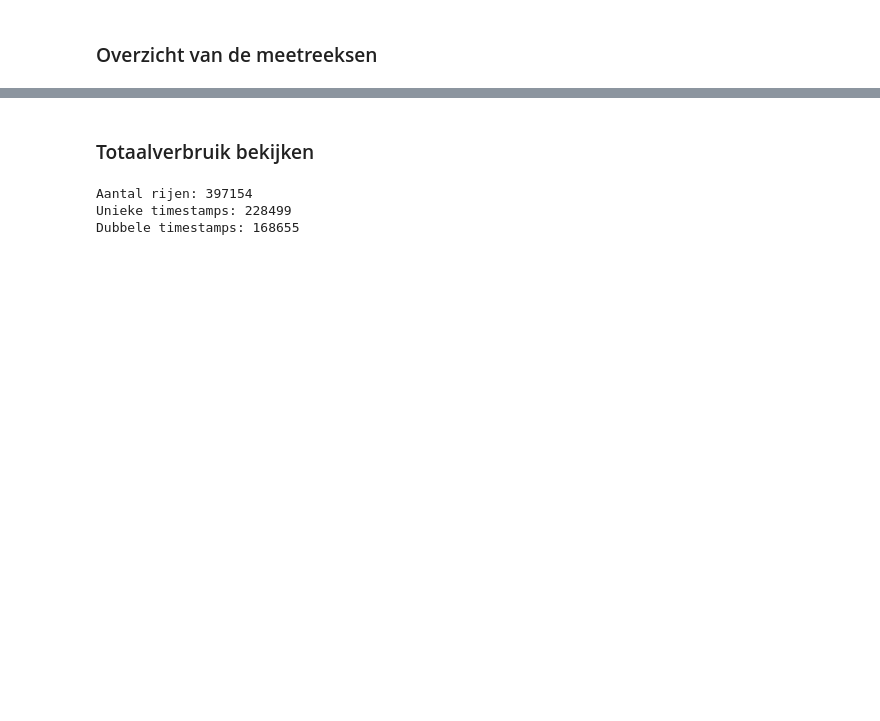
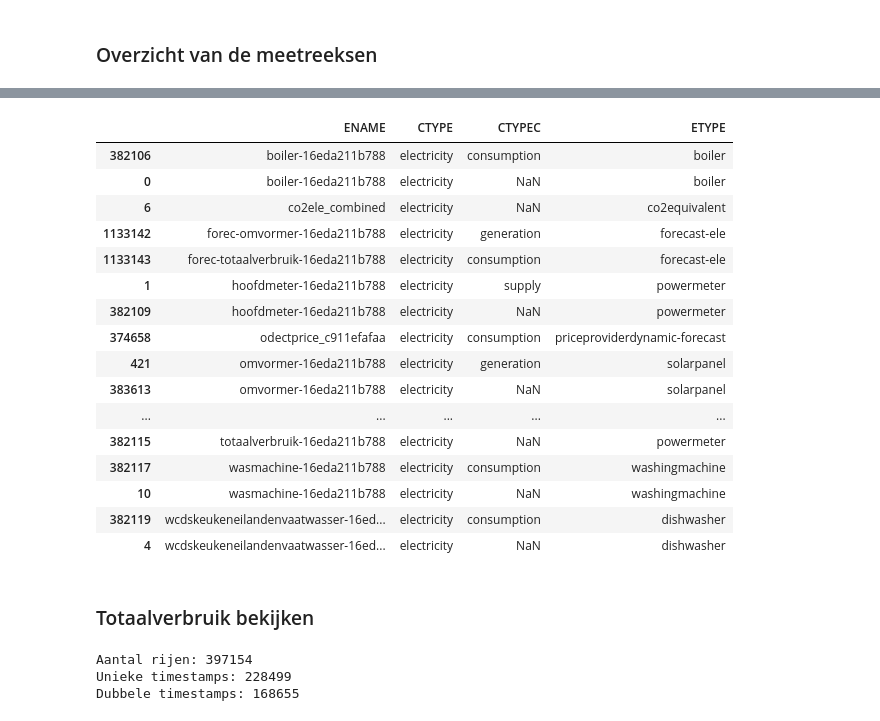
Before and after one commit to CasDerksen/Project3_Deel1, a Jupyter notebook: exploration/02_Huis.ipynb, the cells around one changed output, grey strips where cells are left out. Saved outputs shown, nothing was run; the diff lists cells and outputs as text; code cells hidden in the pictures; blank space fills up the shorter version.

Commit message:
context overzicht + check

```diff
--- a/exploration/02_Huis.ipynb
+++ b/exploration/02_Huis.ipynb
@@ -117,6 +105,31 @@ overzicht.sort_values("aantal_rijen", ascending=False)
 | forec-omvormer-16eda211b788 | 17300 | 17300 | 2025-06-27 21:50:00+02:00 | 2025-10-11 23:55:00+02:00 | 0 |
 | forec-totaalverbruik-16eda211b788 | 17300 | 17300 | 2025-06-27 21:50:00+02:00 | 2025-10-11 23:55:00+02:00 | 0 |
 | priceele_123456 | 1437 | 1437 | 2026-04-24 10:15:00+02:00 | 2026-04-29 09:55:00+02:00 | 0 |
+# %%
+context_overzicht = (df_huis[["ENAME", "CTYPE", "CTYPEC", "ETYPE"]]
+                     .drop_duplicates()
+                     .sort_values(["ENAME", "CTYPE", "CTYPEC", "ETYPE"])
+)
+
+display(context_overzicht)
+# %% [output]
+|  | ENAME | CTYPE | CTYPEC | ETYPE |
+| 382106 | boiler-16eda211b788 | electricity | consumption | boiler |
+| 0 | boiler-16eda211b788 | electricity | NaN | boiler |
+| 6 | co2ele_combined | electricity | NaN | co2equivalent |
+| 1133142 | forec-omvormer-16eda211b788 | electricity | generation | forecast-ele |
+| 1133143 | forec-totaalverbruik-16eda211b788 | electricity | consumption | forecast-ele |
+| 1 | hoofdmeter-16eda211b788 | electricity | supply | powermeter |
+| 382109 | hoofdmeter-16eda211b788 | electricity | NaN | powermeter |
+| 374658 | odectprice_c911efafaa | electricity | consumption | priceproviderdynamic-forecast |
+| 421 | omvormer-16eda211b788 | electricity | generation | solarpanel |
+| 383613 | omvormer-16eda211b788 | electricity | NaN | solarpanel |
+| ... | ... | ... | ... | ... |
+| 382115 | totaalverbruik-16eda211b788 | electricity | NaN | powermeter |
+| 382117 | wasmachine-16eda211b788 | electricity | consumption | washingmachine |
+| 10 | wasmachine-16eda211b788 | electricity | NaN | washingmachine |
+| 382119 | wcdskeukeneilandenvaatwasser-16ed... | electricity | consumption | dishwasher |
+| 4 | wcdskeukeneilandenvaatwasser-16ed... | electricity | NaN | dishwasher |
 # %% [markdown]
 ### Totaalverbruik bekijken
 # %%
```
Also changed, not shown: parts of 8 cells of this notebook.
